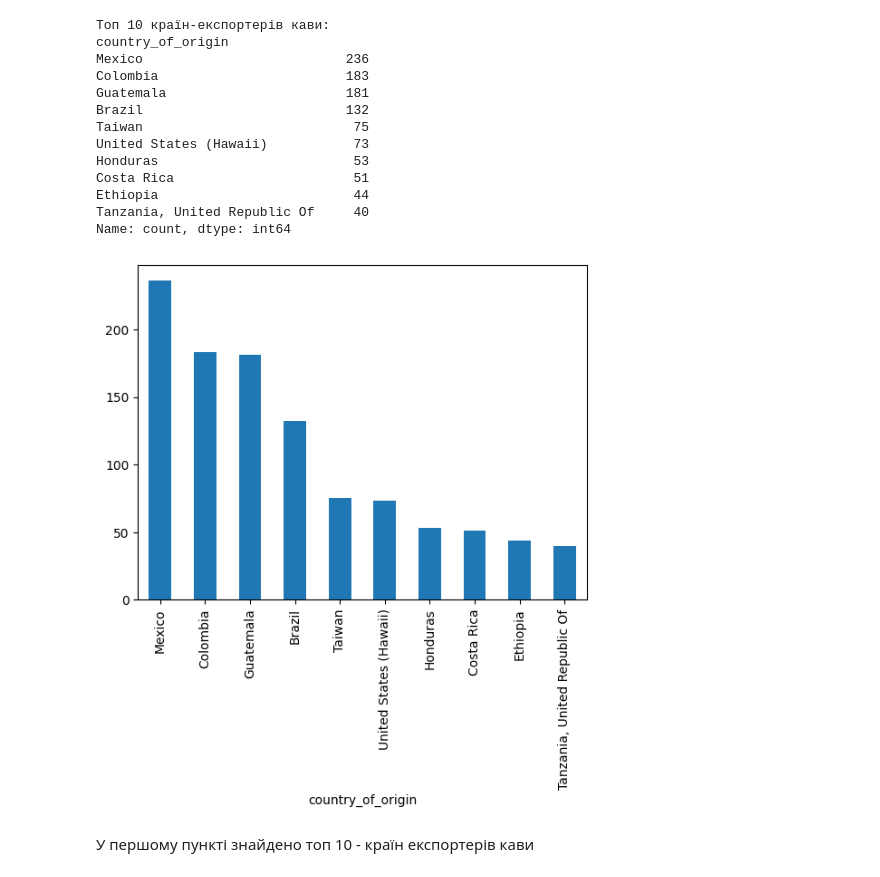
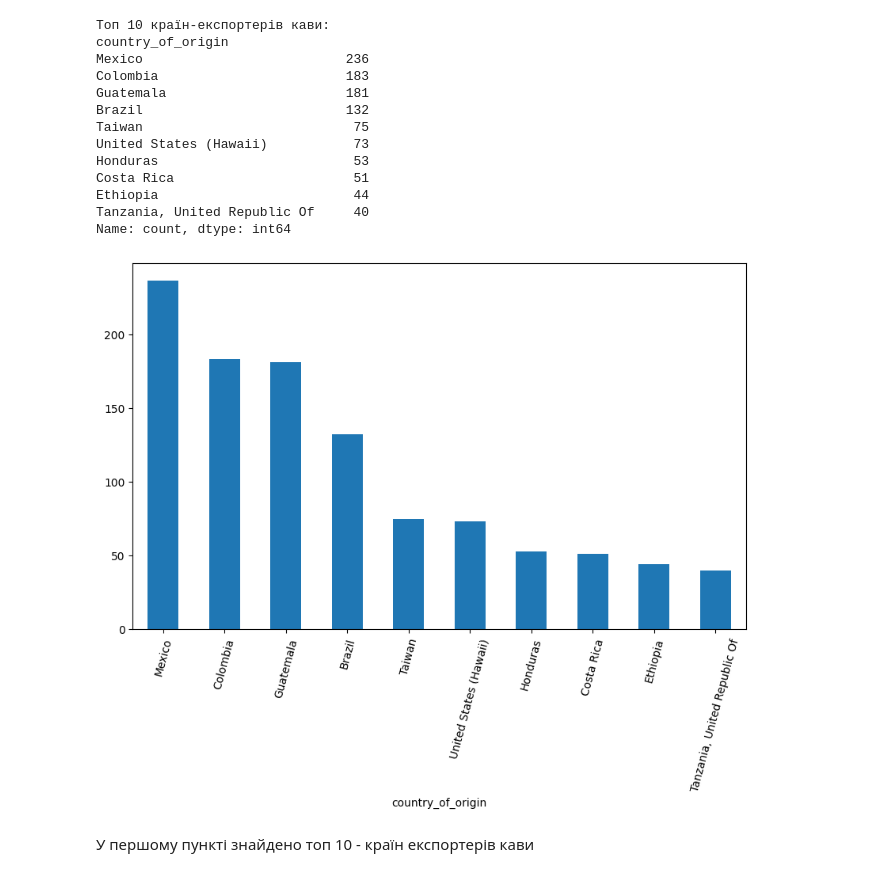
Before and after one commit to anastasiia3006/HW6, a Jupyter notebook: step_project1.ipynb, the cells around one changed output. Drawn from its saved outputs; the diff is of its cells as text; code cells hidden in the pictures.

```diff
--- a/step_project1.ipynb
+++ b/step_project1.ipynb
@@ -11,12 +11,16 @@ import scipy.stats as stats
 
 
 url = 'https://raw.githubusercontent.com/rfordatascience/tidytuesday/master/data/2020/2020-07-07/coffee_ratings.csv'
-# перевіряється наявність файлу 'coffee_ratings.csv' в поточному каталозі.
-if not os.path.exists('/workspaces/HW6/coffee_ratings.csv'):
-    response = requests.get(url)
-    df = pd.read_csv(StringIO(response.text))
-    df.to_csv('coffee_ratings.csv', index=False)
-else:
+
+try:
+    if requests.get(url).status_code == 200:
+        df = pd.read_csv(url)
+        df.to_csv('coffee_ratings.csv', index=False)
+        print('Файл завантажено з URL')
+    else:
+        df = pd.read_csv('coffee_ratings.csv')
+        print('Файл прочитано з локального файлу')
+except:
     df = pd.read_csv('coffee_ratings.csv')
-    print('Файл вже існує')
+    print('Файл залишився від попередніх запусків')
 # %% [output]
@@ -84,10 +88,10 @@ Ethiopia                         44
 Tanzania, United Republic Of     40
 Name: count, dtype: int64
 # %%
-df_most_exporters.plot(kind='bar')
+df_most_exporters.plot(kind='bar', rot=75, figsize=(10, 6))
 plt.show()
 # %% [output]
-[figure, old version]
+[figure, new version]
 # %% [markdown]
 У першому пункті знайдено топ 10 - країн експортерів кави
 # %% [markdown]
```
Also changed, not shown: parts of 3 cells of this notebook.
